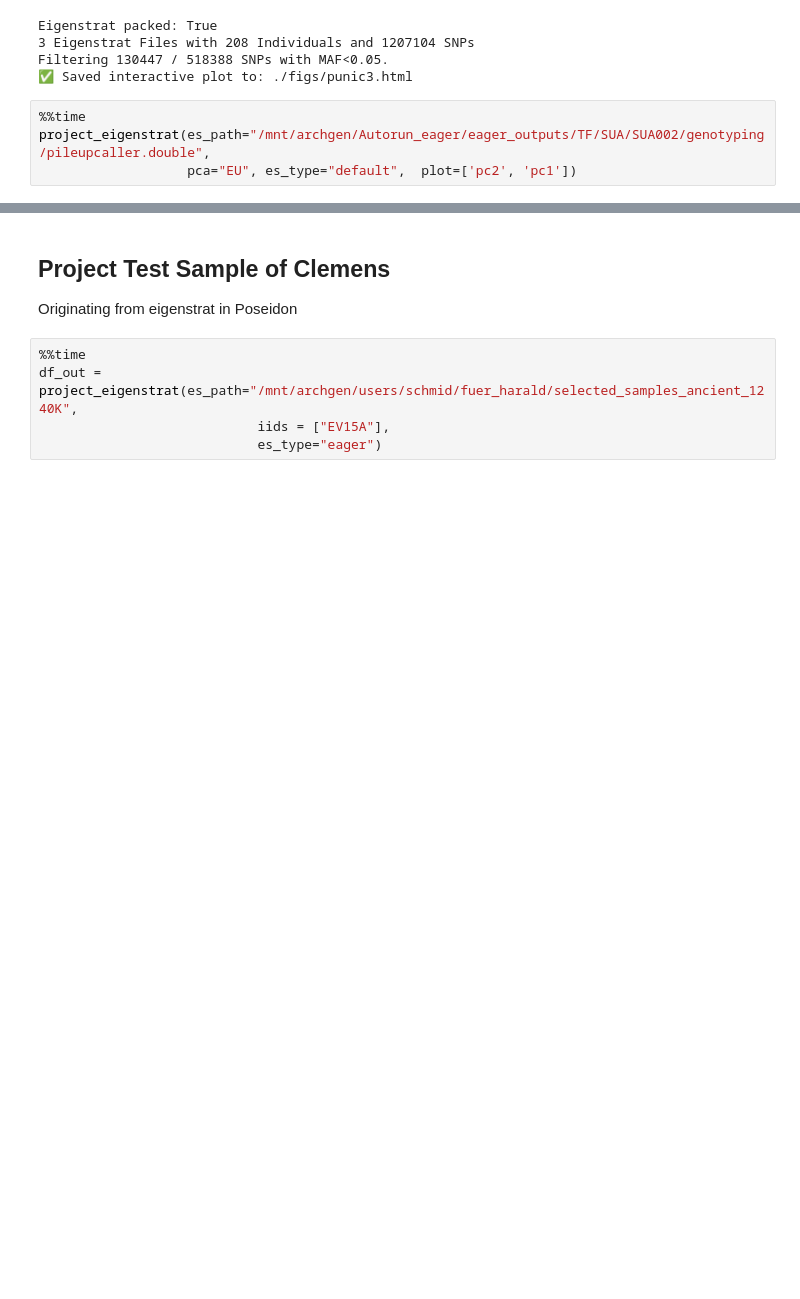
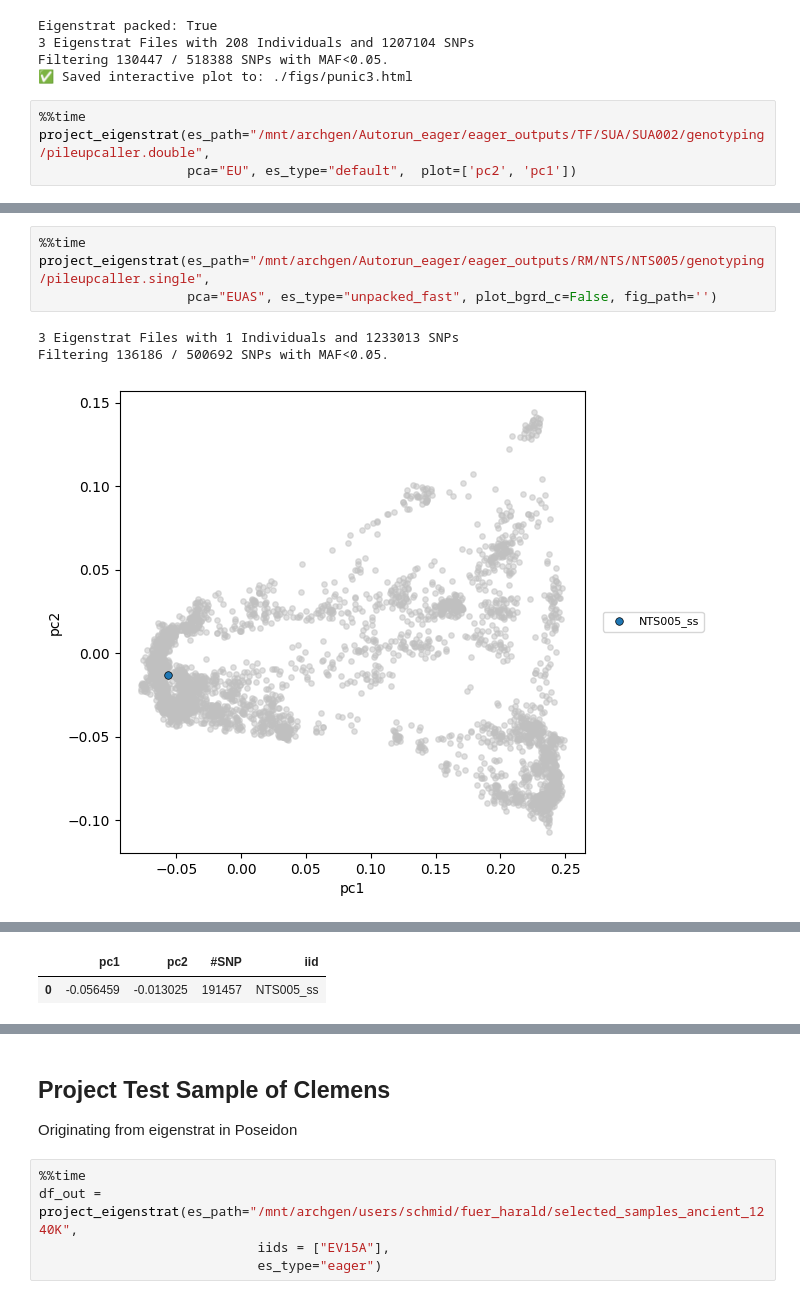
Before and after one commit to hringbauer/projectPCA, a Jupyter notebook: notebooks/proj_es.ipynb, the cells around one changed output, grey strips where cells are left out. Saved outputs shown, nothing was run; the diff lists cells and outputs as text; blank space fills up the shorter version.

```diff
--- a/notebooks/proj_es.ipynb
+++ b/notebooks/proj_es.ipynb
@@ -218,0 +255,8 @@ project_eigenstrat(es_path="/mnt/archgen/Autorun_eager/eager_outputs/TF/SUA/SUA0
+# %%
+%%time
+project_eigenstrat(es_path="/mnt/archgen/Autorun_eager/eager_outputs/RM/NTS/NTS005/genotyping/pileupcaller.single",
+                   pca="EUAS", es_type="unpacked_fast", plot_bgrd_c=False, fig_path='')
+# %% [output]
+3 Eigenstrat Files with 1 Individuals and 1233013 SNPs
+Filtering 136186 / 500692 SNPs with MAF<0.05.
+[figure, added]
@@ -218,0 +265,2 @@ project_eigenstrat(es_path="/mnt/archgen/Autorun_eager/eager_outputs/TF/SUA/SUA0
+|  | pc1 | pc2 | #SNP | iid |
+| 0 | -0.056459 | -0.013025 | 191457 | NTS005_ss |
```
Also changed, not shown: parts of 18 cells of this notebook, 7 other files.
